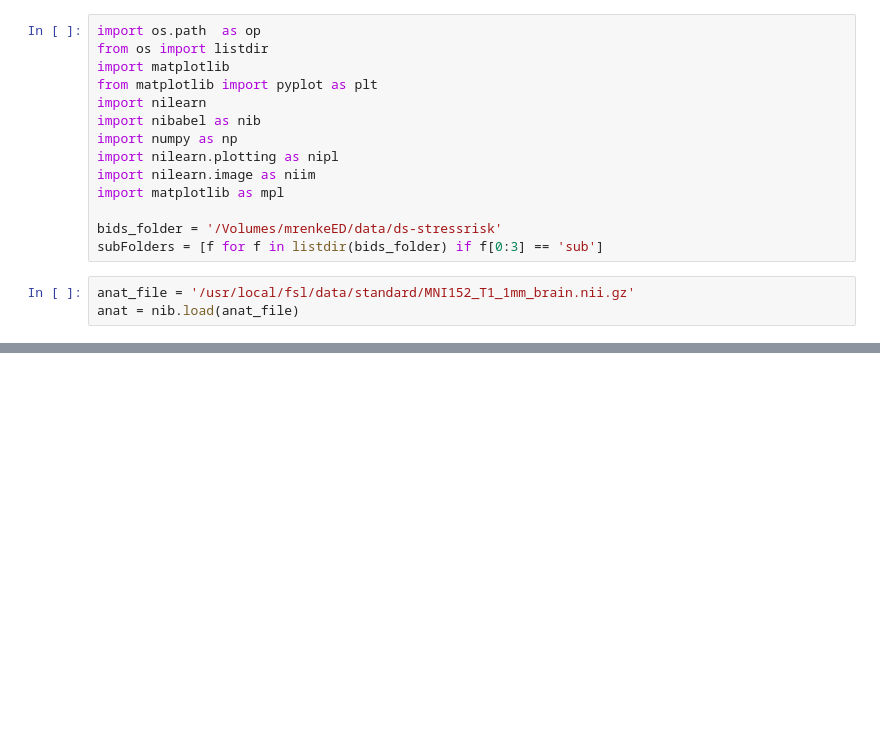
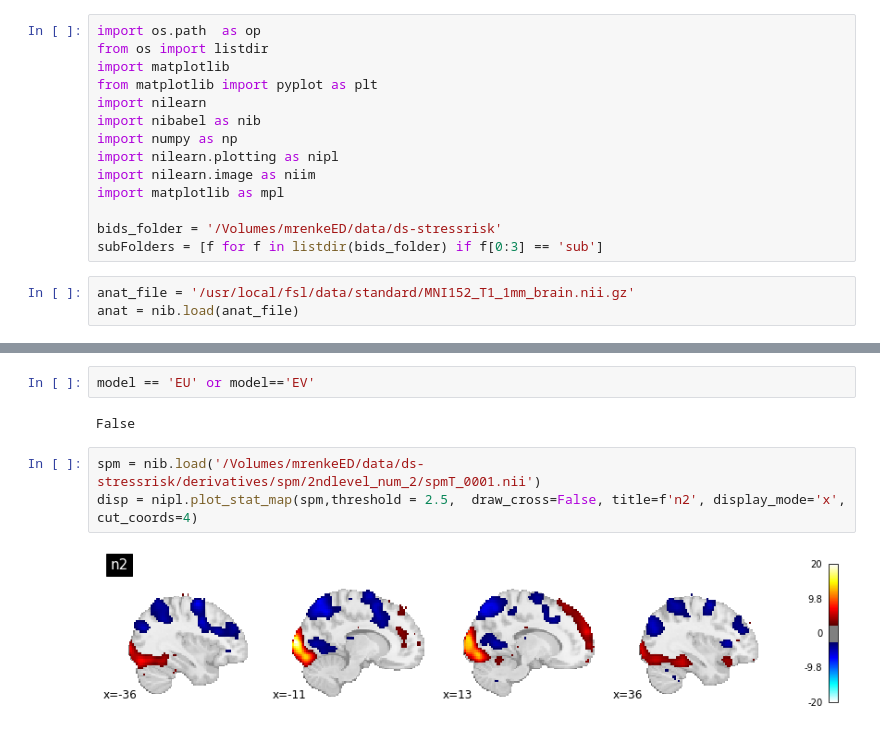
Before and after one commit to Gilles86/stress_risk, a Jupyter notebook: stress_risk/fmri_analysis/visualize/vis_2ndlevel_SPM.ipynb, the cells around one changed output, grey strips where cells are left out. Cells and saved outputs as stored; diff of their text form; blank space fills up the shorter version.

```diff
--- a/stress_risk/fmri_analysis/visualize/vis_2ndlevel_SPM.ipynb
+++ b/stress_risk/fmri_analysis/visualize/vis_2ndlevel_SPM.ipynb
@@ -28,0 +74,9 @@ display.add_overlay(spm, threshold = 2.5, colorbar=True, cmap = mpl.colormaps['h
+# %%
+model == 'EU' or model=='EV'
+# %% [output]
+False
+# %%
+spm = nib.load('/Volumes/mrenkeED/data/ds-stressrisk/derivatives/spm/2ndlevel_num_2/spmT_0001.nii')
+disp = nipl.plot_stat_map(spm,threshold = 2.5,  draw_cross=False, title=f'n2', display_mode='x', cut_coords=4)
+# %% [output]
+[figure, added]
```
Also changed, not shown: parts of 6 cells of this notebook, 2 other files.
